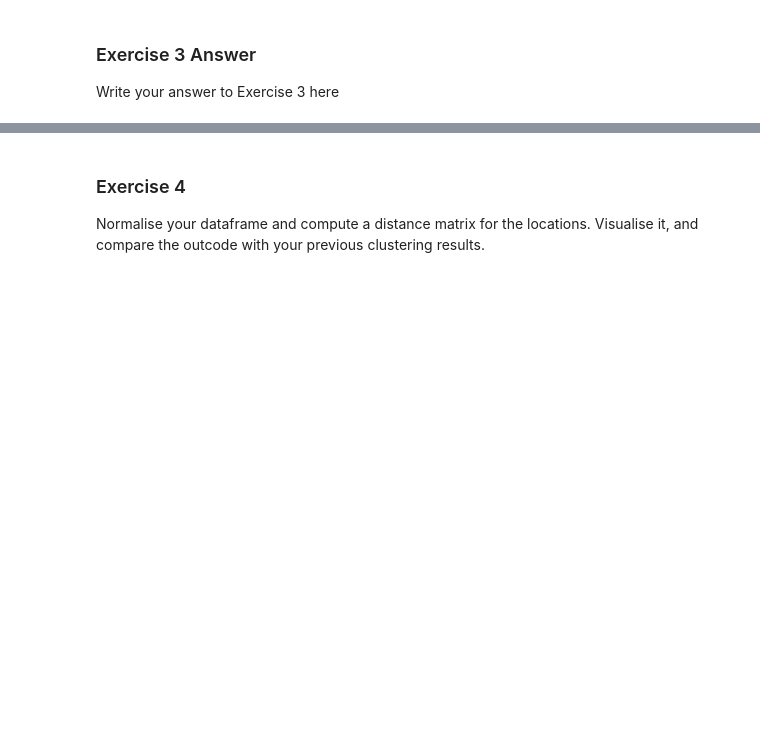
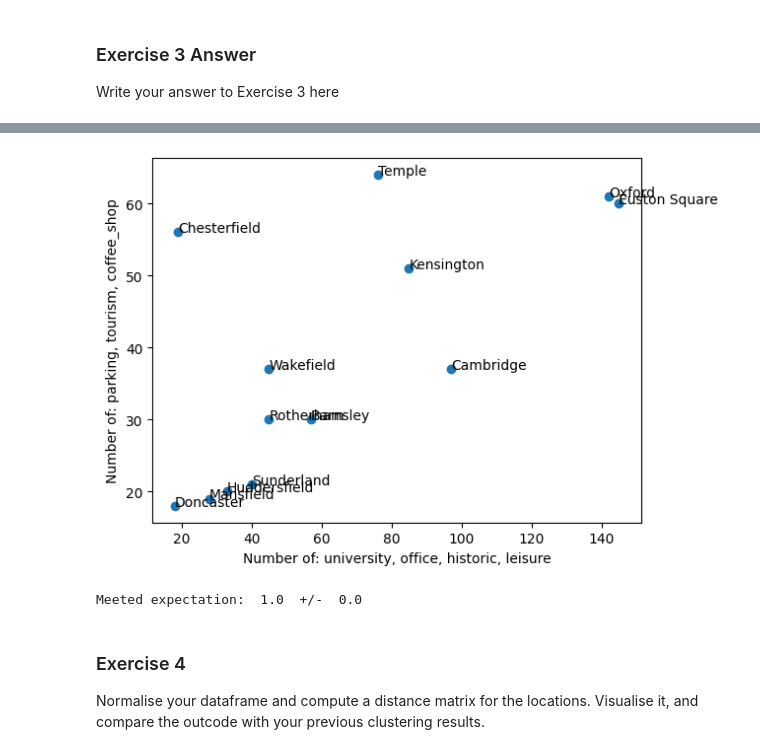
Before and after one commit to MatthewGregson123/fynesse_template, a Jupyter notebook: _notebooks/02_access_assess_geospatial.ipynb, the cells around one changed output, grey strips where cells are left out. Saved outputs shown, nothing was run; the diff lists cells and outputs as text; code cells hidden in the pictures; blank space fills up the shorter version.

```diff
--- a/_notebooks/02_access_assess_geospatial.ipynb
+++ b/_notebooks/02_access_assess_geospatial.ipynb
@@ -634,4 +689,5 @@ against your clustering results.
 
 Write your answer to Exercise 3 here
 # %%
-# Use this box for any code you need
+poi_counts_df = get_pois_df_for_locations(locations_dict)
+poi_counts_df
@@ -637,0 +716,42 @@ Write your answer to Exercise 3 here
+# %%
+def plot_totals(group_columns_x, group_columns_y, data):
+  x = []
+  y = []
+  labels = []
+  for index, _ in data.iterrows():
+    labels.append(index)
+    node =  data.loc[index].to_dict()
+    x_total = 0
+    y_total = 0
+    for key in node:
+      if key in group_columns_x:
+        x_total += node[key]
+      elif key in group_columns_y:
+        y_total += node[key]
+    x.append(x_total)
+    y.append(y_total)
+
+  plt.scatter(x, y)
+
+  for i in range(len(x)):
+    plt.annotate(labels[i],(x[i], y[i]))
+
+  xlab = "Number of: "
+  for i in range(len(group_columns_x)):
+    xlab = xlab + group_columns_x[i]
+    if i != len(group_columns_x) - 1:
+      xlab = xlab + ", "
+  plt.xlabel(xlab)
+
+  ylab = "Number of: "
+  for i in range(len(group_columns_y)):
+    ylab = ylab + group_columns_y[i]
+    if i != len(group_columns_y) - 1:
+      ylab = ylab + ", "
+  plt.ylabel(ylab)
+
+  plt.show()
+
+plot_totals(group_columns_x=["university", "office", "historic", "leisure"],  group_columns_y=["parking", "tourism", "coffee_shop"], data=poi_counts_df)
+# %% [output]
+[figure, added]
@@ -638,3 +764,35 @@ Write your answer to Exercise 3 here
+# %%
+expected = {0: ['Cambridge', 'Oxford', 'Euston Square', 'Temple', 'Kensington'], 1: ['Barnsley', 'Mansfield', 'Wakefield', 'Sunderland', 'Rotherham', 'Doncaster', 'Chesterfield', 'Huddersfield']}
+trials = 100
+trials_passed = []
+for _ in range(trials):
+  computed = k_means(poi_counts_df, 2)
+  identical = True
+  for cluster in expected:
+    node = expected[cluster]
+    node_found = False
+    for key in computed:
+      temp = list(computed[key])
+      count = 0
+      while len(temp) > 0:
+        if temp[0] in node:
+          count += 1
+          temp.pop(0)
+        else:
+          break
+      if count == len(node) and len(temp) == 0:
+        node_found = True
+    if not node_found:
+      identical = False
+  if identical:
+    trials_passed.append(1)
+  else:
+    trials_passed.append(0)
+print("Meeted expectation: ", np.mean(trials_passed), " +/- ", np.std(trials_passed))
+
+# We can see the clustering code agrees with the visual
+# %% [output]
+Meeted expectation:  1.0  +/-  0.0
 # %% [markdown]
 ### Exercise 4
 
```
Also changed, not shown: parts of 15 cells of this notebook.
